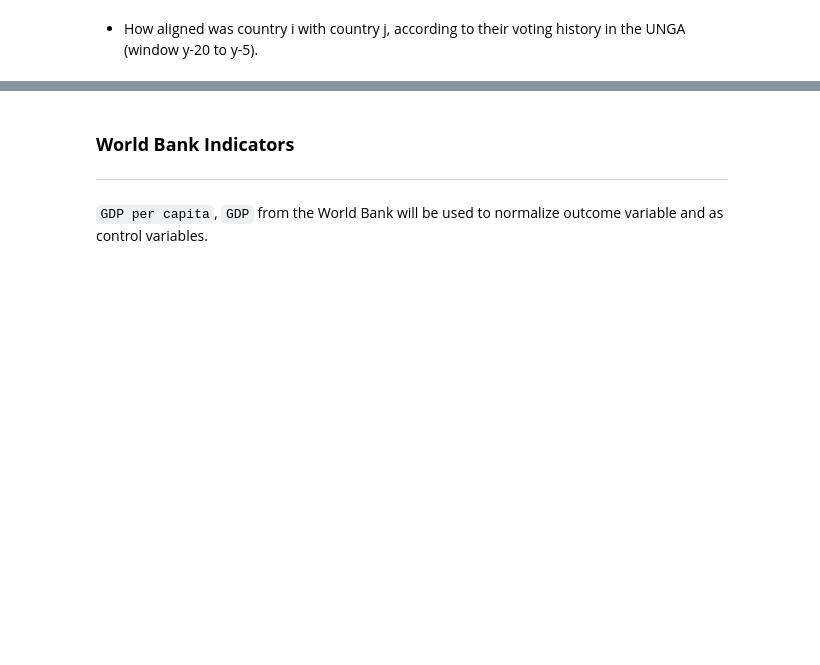
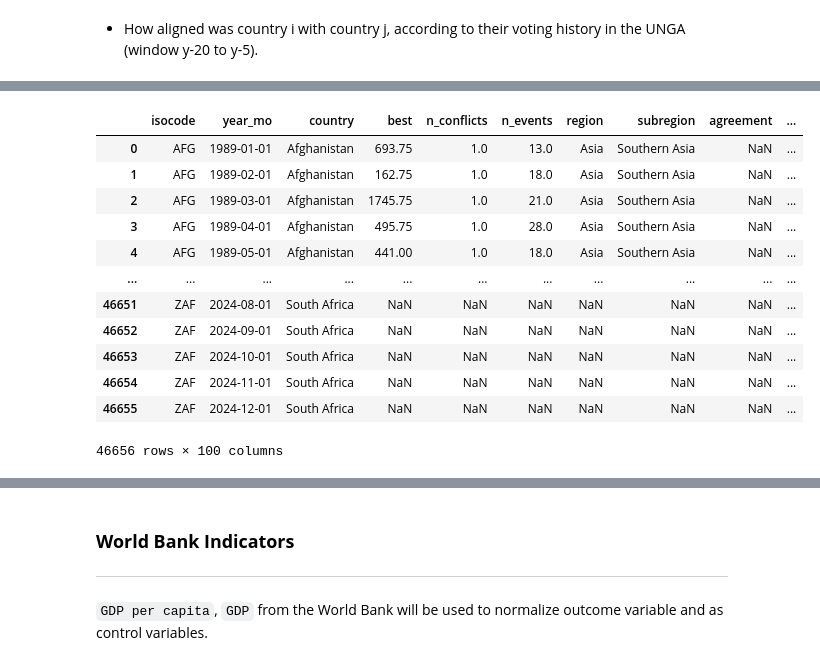
Before and after one commit to luciasauer/agreements_violence, a Jupyter notebook: src/1_data_generation/country_panel.ipynb, the cells around one changed output, grey strips where cells are left out. Drawn from its saved outputs; the diff is of its cells as text; code cells hidden in the pictures; blank space fills up the shorter version.

```diff
--- a/src/1_data_generation/country_panel.ipynb
+++ b/src/1_data_generation/country_panel.ipynb
@@ -625,0 +791,8 @@ influence_scores = pd.concat(influence_scores_list, ignore_index=True)
+# %%
+df_agreements['year'] = df_agreements['year_mo'].dt.year
+df_agreements = df_agreements.merge(influence_scores, on=['isocode', 'year'], how='left')
+#fill missing influence scores with 0
+influence_cols = ['influence', 'influence_gdp', 'influence_log_gdp', 'influence_veto']
+for c in influence_cols:
+    df_agreements[c] = df_agreements[c].fillna(0)
+df_agreements
@@ -744,35 +998,35 @@ This is done after mergin the agreements, so we include only the interventions t
 # %%
 #3. Fill missing months with 0 fatalities to expand to a balanced panel
 #-----------------------------------------------------------------------------------------------
 # Global dataset range (for example)
 global_start = df_ucdp.date_start.min()
 global_end   = df_ucdp.date_end.max()
 
 iso_to_country = df_panel.drop_duplicates('isocode').set_index('isocode')['country'].to_dict()
 
 # crear grid de país–mes
 isocodes = df_panel['isocode'].unique()
 all_months = pd.date_range(global_start, global_end, freq='MS')
 
 import itertools
 full_index = pd.DataFrame(itertools.product(isocodes, all_months), columns=['isocode', 'year_mo'])
 
 # merge con tus datos y rellenar ceros
 df_panel = full_index.merge(df_panel, on=['isocode', 'year_mo'], how='left')
 df_panel['country'] = df_panel['isocode'].map(iso_to_country)
 df_panel['real_observation'] = np.where(df_panel['best'].notna(), 1, 0)
-
-
-# Fill in missing values
-columns_to_fill = ['best', 'agreement', 'comp_agreement','subs_agreement', 'cea_agreement','cea_ceas_agreement', 'cea_ceamix_agreement','cea_rel_agreement', 'ce'] + features_cluster_columns
-for i in columns_to_fill:
-    df_panel[i] = df_panel.groupby('isocode')[i].fillna(0)
-
-df_panel['log_best'] = np.log1p(df_panel['best'])
-
-columns_to_ffill_bfill = ['isocode', 'country', 'isocode_num', 'region','region_num', 'type_of_violence']
-
-for i in columns_to_ffill_bfill:
-    df_panel[i] = df_panel.groupby('isocode')[i].transform(lambda x: x.ffill().bfill())
-
 df_panel
+# %% [output]
+|  | isocode | year_mo | country | best | n_conflicts | n_events | region | subregion | agreement | ... |
+| 0 | AFG | 1989-01-01 | Afghanistan | 693.75 | 1.0 | 13.0 | Asia | Southern Asia | NaN | ... |
+| 1 | AFG | 1989-02-01 | Afghanistan | 162.75 | 1.0 | 18.0 | Asia | Southern Asia | NaN | ... |
+| 2 | AFG | 1989-03-01 | Afghanistan | 1745.75 | 1.0 | 21.0 | Asia | Southern Asia | NaN | ... |
+| 3 | AFG | 1989-04-01 | Afghanistan | 495.75 | 1.0 | 28.0 | Asia | Southern Asia | NaN | ... |
+| 4 | AFG | 1989-05-01 | Afghanistan | 441.00 | 1.0 | 18.0 | Asia | Southern Asia | NaN | ... |
+| ... | ... | ... | ... | ... | ... | ... | ... | ... | ... | ... |
+| 46651 | ZAF | 2024-08-01 | South Africa | NaN | NaN | NaN | NaN | NaN | NaN | ... |
+| 46652 | ZAF | 2024-09-01 | South Africa | NaN | NaN | NaN | NaN | NaN | NaN | ... |
+| 46653 | ZAF | 2024-10-01 | South Africa | NaN | NaN | NaN | NaN | NaN | NaN | ... |
+| 46654 | ZAF | 2024-11-01 | South Africa | NaN | NaN | NaN | NaN | NaN | NaN | ... |
+| 46655 | ZAF | 2024-12-01 | South Africa | NaN | NaN | NaN | NaN | NaN | NaN | ... |
+46656 rows × 100 columns
```
Also changed, not shown: parts of 44 cells of this notebook.
